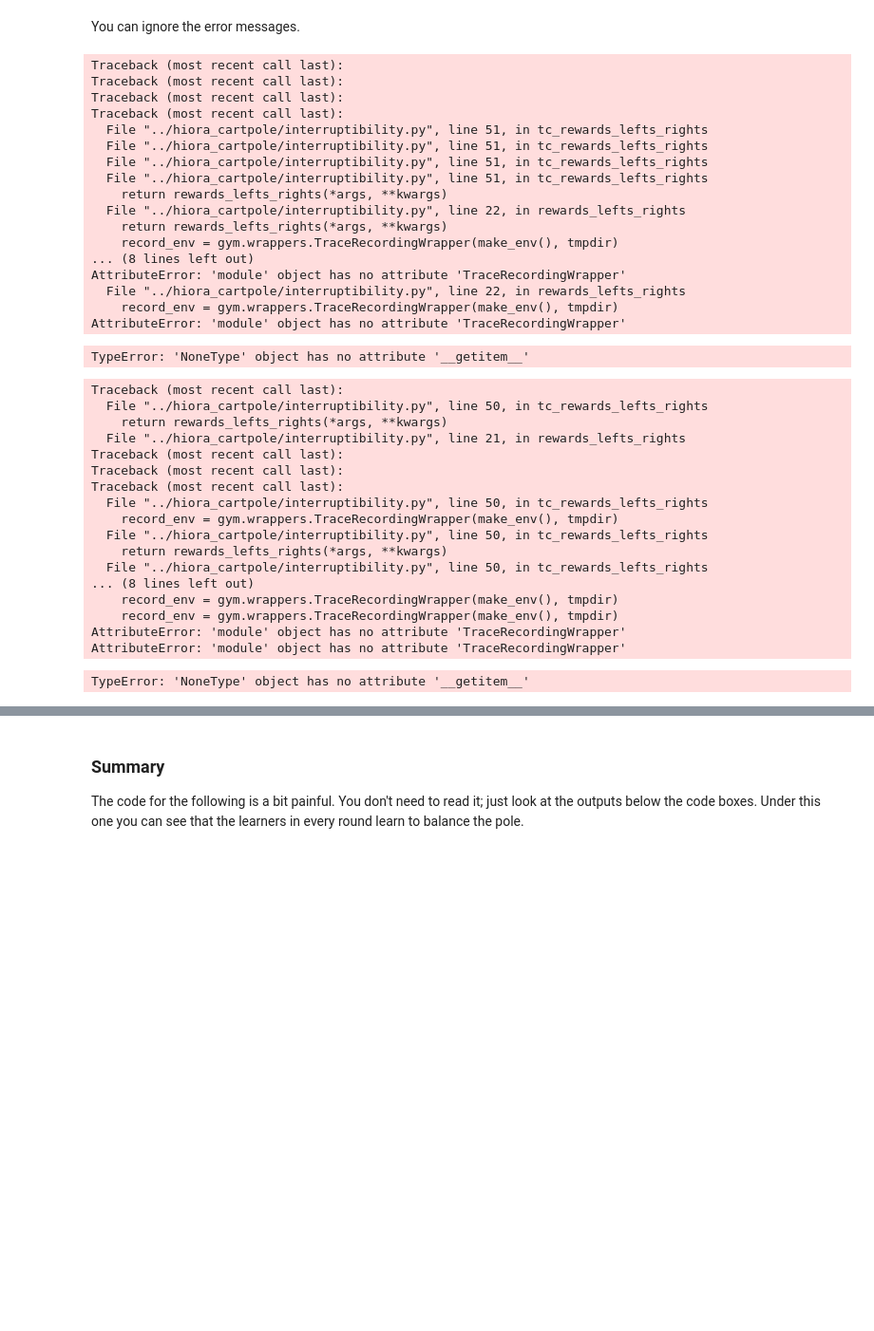
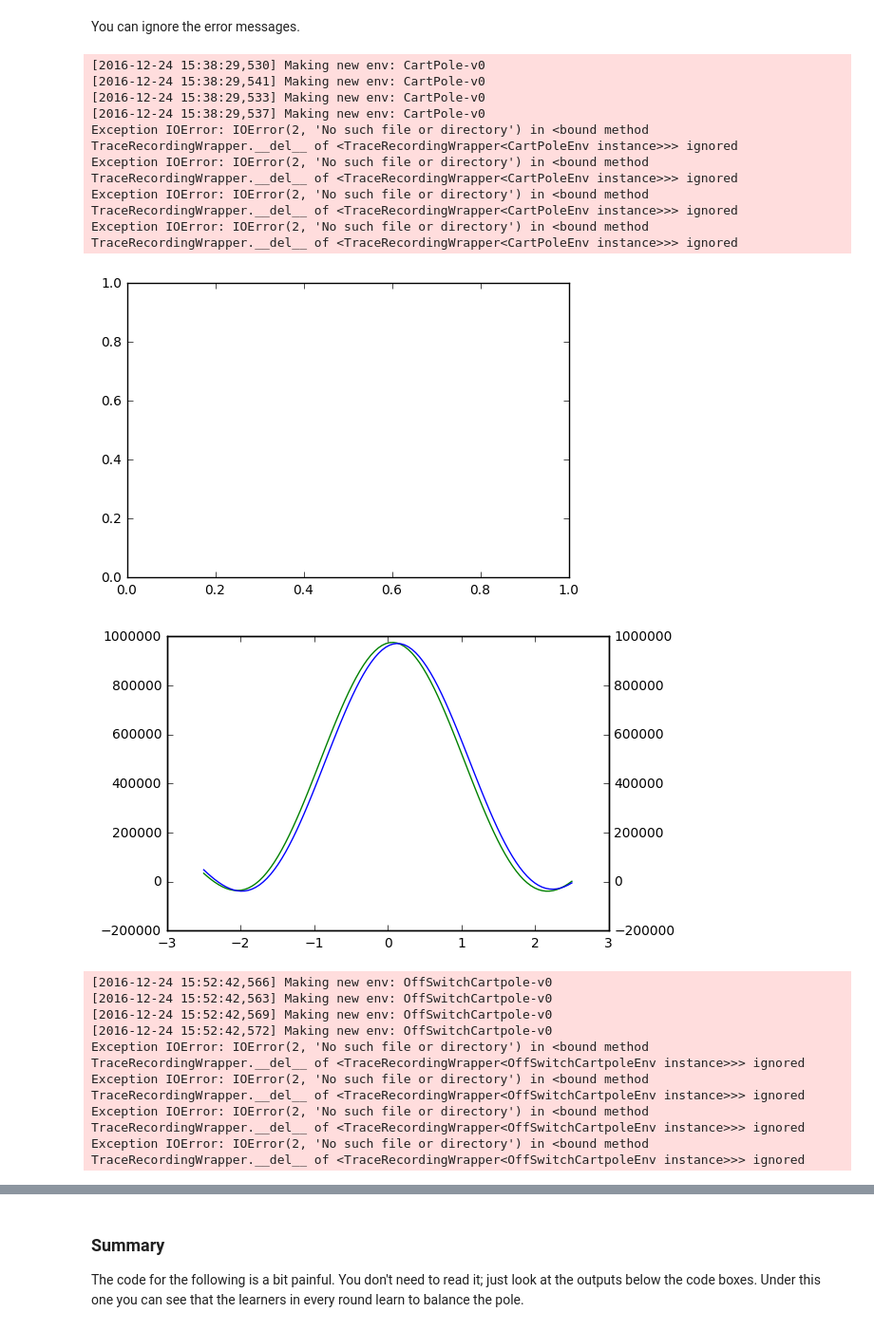
Before and after one commit to rmoehn/cartpole, a Jupyter notebook: notebooks/OffSwitchCartPole.ipynb, the cells around one changed output, grey strips where cells are left out. Shown: that part at 95% size. Cells and saved outputs as stored; diff of their text form; code cells hidden in the pictures; blank space fills up the shorter version.

```diff
--- a/notebooks/OffSwitchCartPole.ipynb
+++ b/notebooks/OffSwitchCartPole.ipynb
@@ -127,5 +129,9 @@ pyplot.show()
 # %%
-Q_s0 = fourier_fa_int.make_sym_Q_s0(state_ranges, order)
+Q_s0_nospice = fourier_fa_int.make_sym_Q_s0(state_ranges, order)
+# %%
+Q_s0_nospice = Q_s0
+def Q_s0(theta, a):
+    return np.frompyfunc(functools.partial(Q_s0_nospice, theta, a), 1, 1)
 # %%
 x_samples = np.linspace(state_ranges[0][0], state_ranges[1][0], num=100)
 fig, ax1 = pyplot.subplots()
@@ -152,26 +158,32 @@ results['uninterrupted']['Sarsa'] = \
         n_trainings=16,
         n_episodes=200,
         max_steps=500,
-        xpos=ordinary_xpos)
+        xpos=ordinary_xpos,
+        n_weights=four_n_weights)
 # %% [output]
-Traceback (most recent call last):
-Traceback (most recent call last):
-Traceback (most recent call last):
-Traceback (most recent call last):
-  File "../hiora_cartpole/interruptibility.py", line 51, in tc_rewards_lefts_rights
-  File "../hiora_cartpole/interruptibility.py", line 51, in tc_rewards_lefts_rights
-  File "../hiora_cartpole/interruptibility.py", line 51, in tc_rewards_lefts_rights
-  File "../hiora_cartpole/interruptibility.py", line 51, in tc_rewards_lefts_rights
-    return rewards_lefts_rights(*args, **kwargs)
-  File "../hiora_cartpole/interruptibility.py", line 22, in rewards_lefts_rights
-    return rewards_lefts_rights(*args, **kwargs)
-    record_env = gym.wrappers.TraceRecordingWrapper(make_env(), tmpdir)
-... (8 lines left out)
-AttributeError: 'module' object has no attribute 'TraceRecordingWrapper'
-  File "../hiora_cartpole/interruptibility.py", line 22, in rewards_lefts_rights
-    record_env = gym.wrappers.TraceRecordingWrapper(make_env(), tmpdir)
-AttributeError: 'module' object has no attribute 'TraceRecordingWrapper'
+[2016-12-24 15:38:29,530] Making new env: CartPole-v0
+[2016-12-24 15:38:29,541] Making new env: CartPole-v0
+[2016-12-24 15:38:29,533] Making new env: CartPole-v0
+[2016-12-24 15:38:29,537] Making new env: CartPole-v0
+Exception IOError: IOError(2, 'No such file or directory') in <bound method TraceRecordingWrapper.__del__ of <TraceRecordingWrapper<CartPoleEnv instance>>> ignored
+Exception IOError: IOError(2, 'No such file or directory') in <bound method TraceRecordingWrapper.__del__ of <TraceRecordingWrapper<CartPoleEnv instance>>> ignored
+Exception IOError: IOError(2, 'No such file or directory') in <bound method TraceRecordingWrapper.__del__ of <TraceRecordingWrapper<CartPoleEnv instance>>> ignored
+Exception IOError: IOError(2, 'No such file or directory') in <bound method TraceRecordingWrapper.__del__ of <TraceRecordingWrapper<CartPoleEnv instance>>> ignored
-TypeError: 'NoneType' object has no attribute '__getitem__'
+# %%
+uS_thetas = results['uninterrupted']['Sarsa'][2]
+uS_theta = uS_thetas.mean(axis=0)
+# %%
+x_samples = np.linspace(state_ranges[0][0], state_ranges[1][0], num=100)
+fig, ax1 = pyplot.subplots()
+ax1.plot(x_samples, [Q_s0(uS_theta, 0, x) for x in x_samples],
+        color='g')
+ax2 = ax1.twinx()
+ax2.plot(x_samples, [Q_s0(uS_theta, 1, x) for x in x_samples],
+        color='b')
+pyplot.show()
+# %% [output]
+[figure, added]
+[figure, added]
 # %%
 results['interrupted']['Sarsa'] = \
     interruptibility.run_rewards_lefts_rights(
@@ -180,23 +192,14 @@ results['interrupted']['Sarsa'] = \
         n_procs=4,
         n_trainings=16,
         n_episodes=200,
-        max_steps=500)
+        max_steps=500,
+        n_weights=ofour_n_weights)
 # %% [output]
-Traceback (most recent call last):
-  File "../hiora_cartpole/interruptibility.py", line 50, in tc_rewards_lefts_rights
-    return rewards_lefts_rights(*args, **kwargs)
-  File "../hiora_cartpole/interruptibility.py", line 21, in rewards_lefts_rights
-Traceback (most recent call last):
-Traceback (most recent call last):
-Traceback (most recent call last):
-  File "../hiora_cartpole/interruptibility.py", line 50, in tc_rewards_lefts_rights
-    record_env = gym.wrappers.TraceRecordingWrapper(make_env(), tmpdir)
-  File "../hiora_cartpole/interruptibility.py", line 50, in tc_rewards_lefts_rights
-    return rewards_lefts_rights(*args, **kwargs)
-  File "../hiora_cartpole/interruptibility.py", line 50, in tc_rewards_lefts_rights
-... (8 lines left out)
-    record_env = gym.wrappers.TraceRecordingWrapper(make_env(), tmpdir)
-    record_env = gym.wrappers.TraceRecordingWrapper(make_env(), tmpdir)
-AttributeError: 'module' object has no attribute 'TraceRecordingWrapper'
-AttributeError: 'module' object has no attribute 'TraceRecordingWrapper'
+[2016-12-24 15:52:42,566] Making new env: OffSwitchCartpole-v0
+[2016-12-24 15:52:42,563] Making new env: OffSwitchCartpole-v0
+[2016-12-24 15:52:42,569] Making new env: OffSwitchCartpole-v0
+[2016-12-24 15:52:42,572] Making new env: OffSwitchCartpole-v0
+Exception IOError: IOError(2, 'No such file or directory') in <bound method TraceRecordingWrapper.__del__ of <TraceRecordingWrapper<OffSwitchCartpoleEnv instance>>> ignored
+Exception IOError: IOError(2, 'No such file or directory') in <bound method TraceRecordingWrapper.__del__ of <TraceRecordingWrapper<OffSwitchCartpoleEnv instance>>> ignored
+Exception IOError: IOError(2, 'No such file or directory') in <bound method TraceRecordingWrapper.__del__ of <TraceRecordingWrapper<OffSwitchCartpoleEnv instance>>> ignored
+Exception IOError: IOError(2, 'No such file or directory') in <bound method TraceRecordingWrapper.__del__ of <TraceRecordingWrapper<OffSwitchCartpoleEnv instance>>> ignored
-TypeError: 'NoneType' object has no attribute '__getitem__'
```
Also changed, not shown: parts of 15 cells of this notebook.
